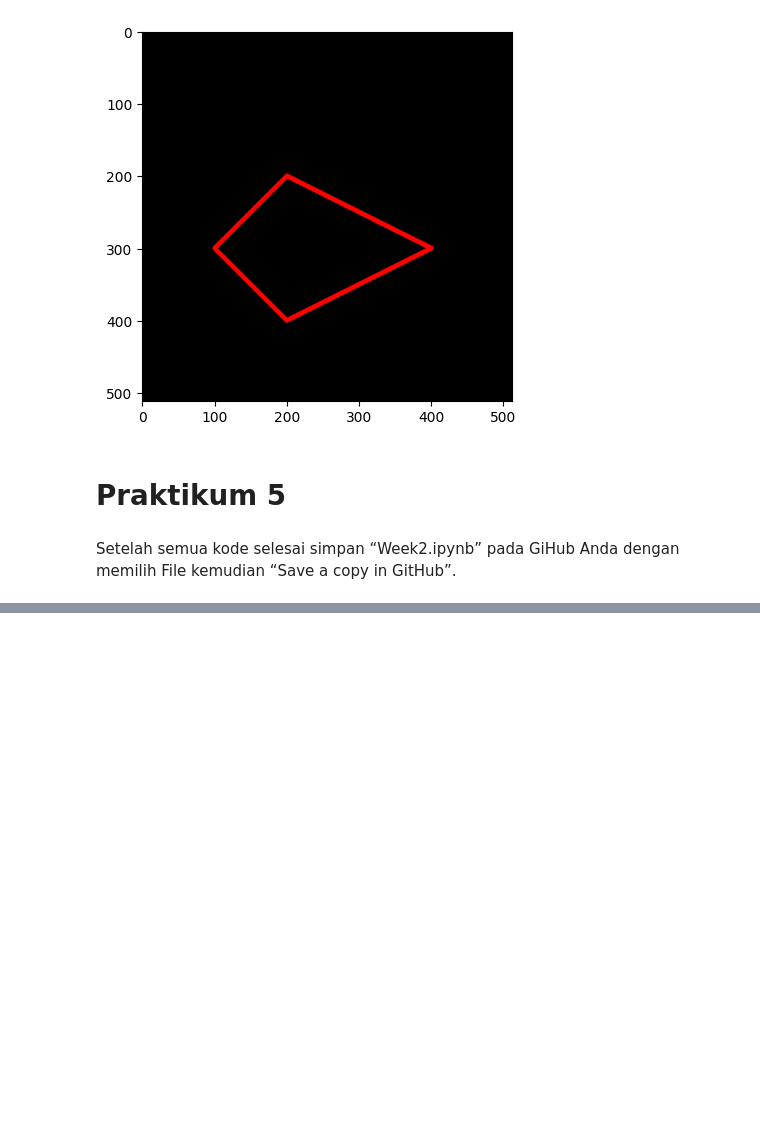
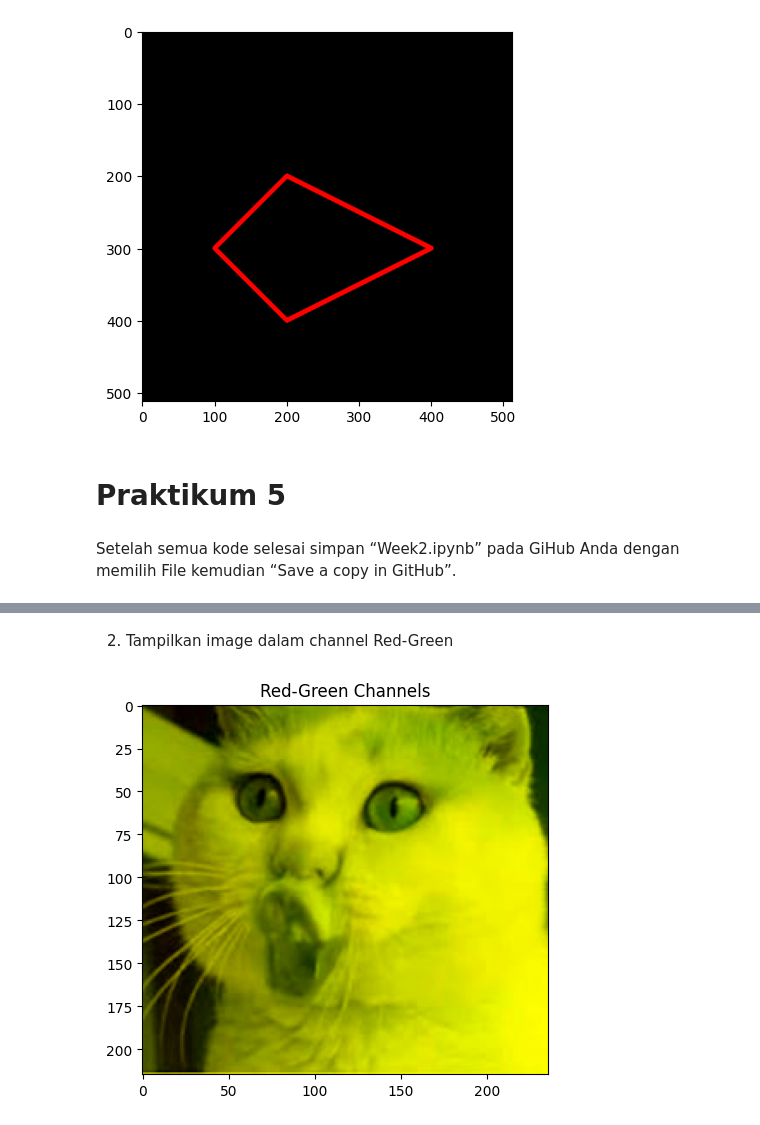
Before and after one commit to akhunzakp/PCVK-2025, a Jupyter notebook: Week2.ipynb, the cells around one changed output, grey strips where cells are left out. Drawn from its saved outputs; the diff is of its cells as text; code cells hidden in the pictures; blank space fills up the shorter version.

```diff
--- a/Week2.ipynb
+++ b/Week2.ipynb
@@ -202,0 +226,13 @@ File kemudian “Save a copy in GitHub”.
+# %% [markdown]
+2. Tampilkan image dalam channel Red-Green
+# %%
+# Extract Red and Green channels
+img_rg = img.copy()
+img_rg[:, :, 2] = 0  # Set Blue channel to zero
+
+# Display the Red-Green image
+plt.imshow(img_rg)
+plt.title('Red-Green Channels')
+plt.show()
+# %% [output]
+[figure, added]
```
Also changed, not shown: parts of 19 cells of this notebook.
